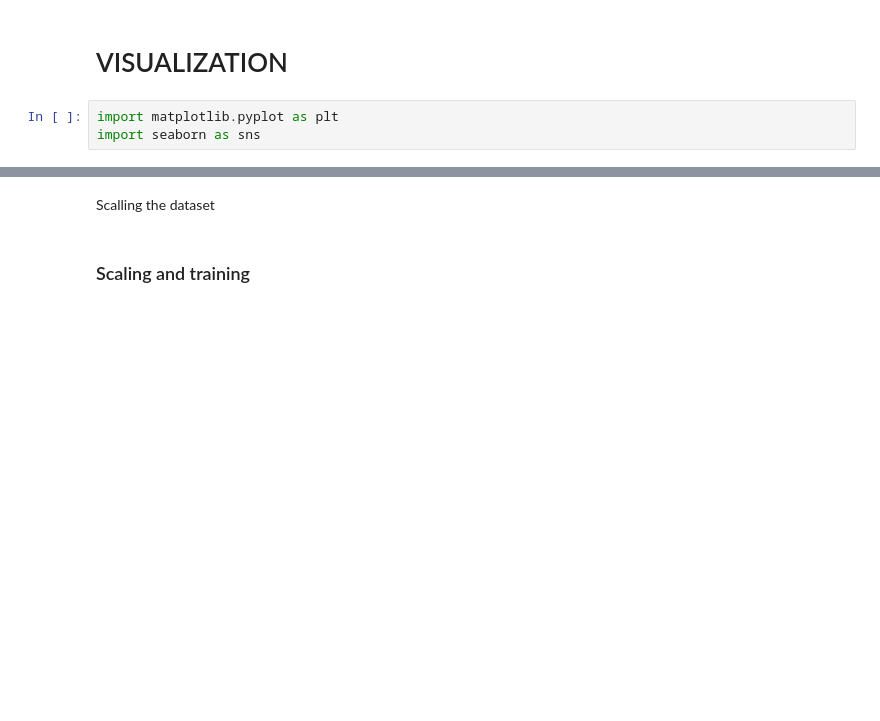
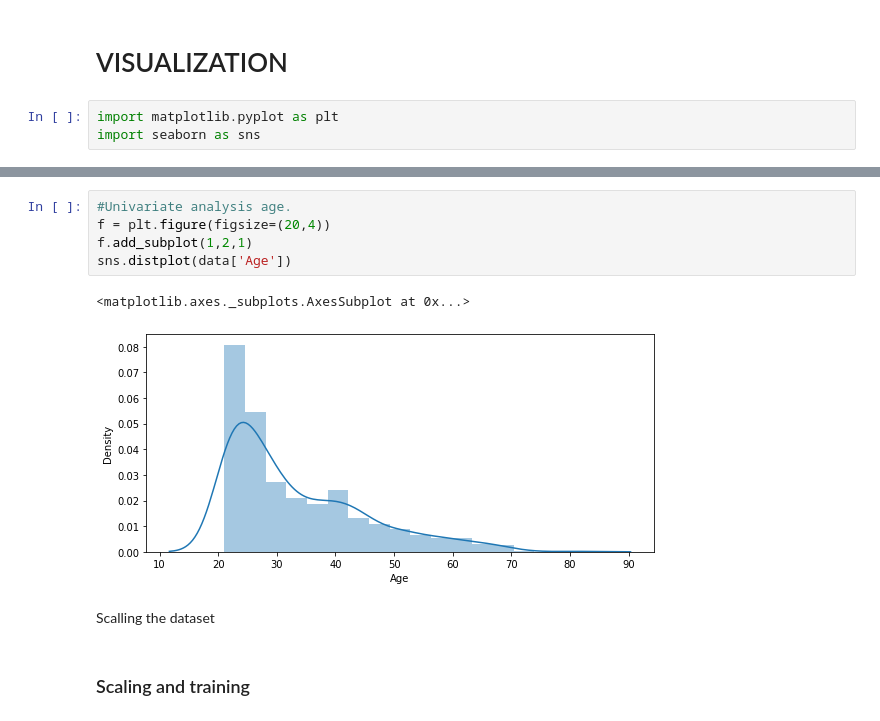
Before and after one commit to ChibuikeOnuba/Diabetes-Prediction, a Jupyter notebook: KNN.ipynb, the cells around one changed output, grey strips where cells are left out. Saved outputs shown, nothing was run; the diff lists cells and outputs as text; blank space fills up the shorter version.

```diff
--- a/KNN.ipynb
+++ b/KNN.ipynb
@@ -105,3 +110,11 @@ import seaborn as sns
+# %%
+#Univariate analysis age.
+f = plt.figure(figsize=(20,4))
+f.add_subplot(1,2,1)
+sns.distplot(data['Age'])
+# %% [output]
+<matplotlib.axes._subplots.AxesSubplot at 0x...>
+[figure, added]
 # %% [markdown]
 Scalling the dataset
 # %% [markdown]
```
Also changed, not shown: parts of 11 cells of this notebook.
